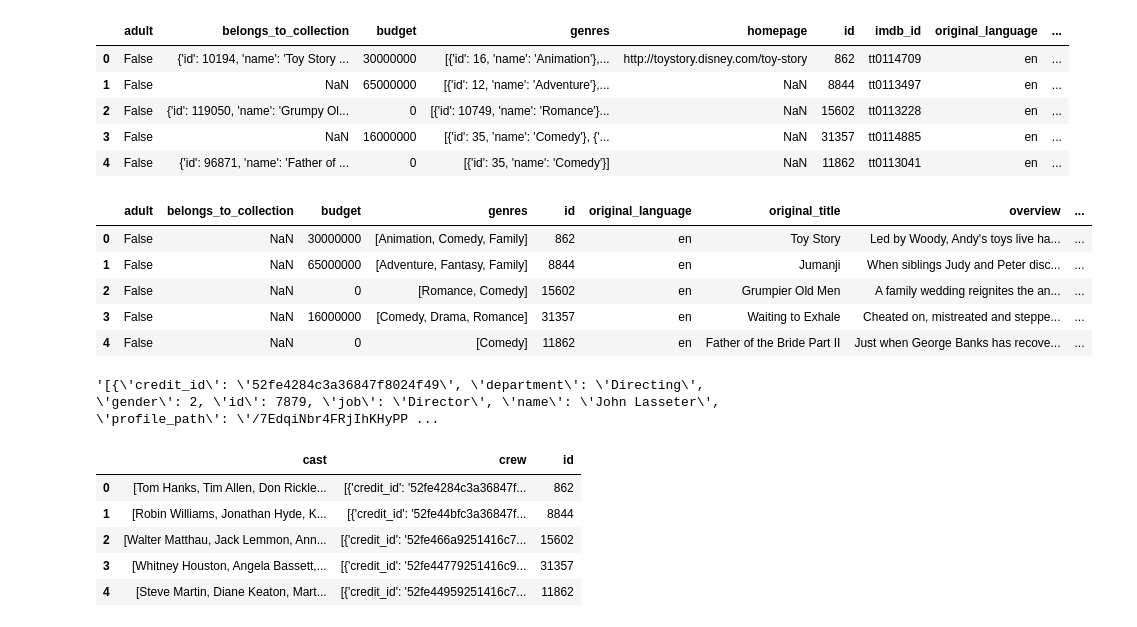
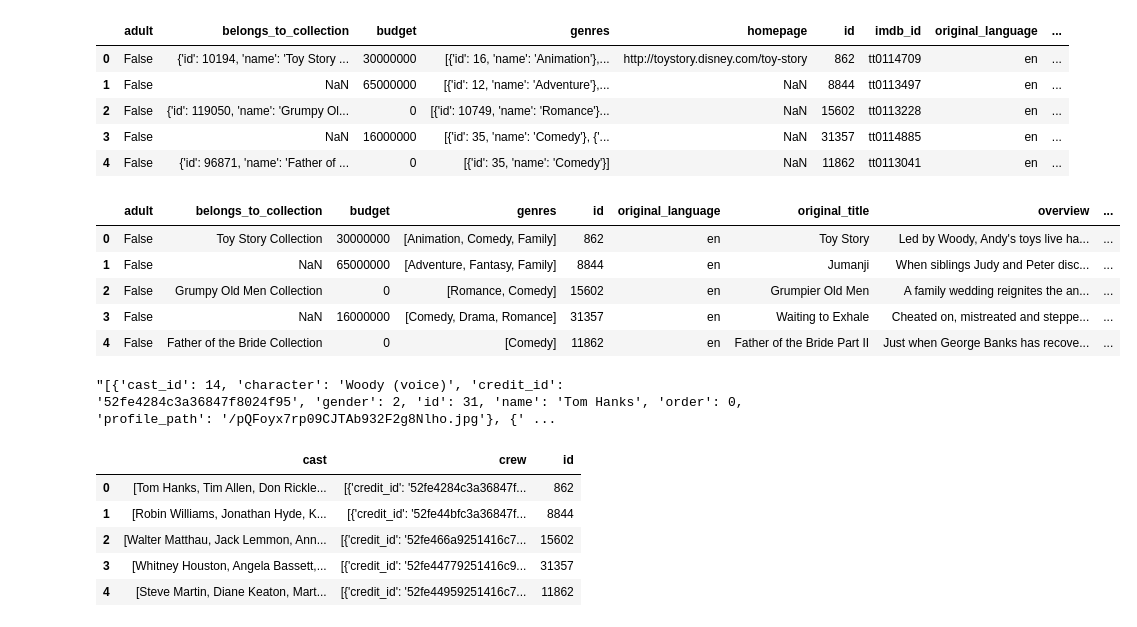
Before and after one commit to laithaustin/data_science_final, a Jupyter notebook: project.ipynb, the cells around one changed output. Drawn from its saved outputs; the diff is of its cells as text; code cells hidden in the pictures.

Commit message:
some data preprocessing and preparation

```diff
--- a/project.ipynb
+++ b/project.ipynb
@@ -89,46 +83,48 @@ def extract_name_values(x):
             parsed_data = eval(x)
             if isinstance(parsed_data, list):
                 return [i['name'] for i in parsed_data if isinstance(i, dict) and 'name' in i]
+            else:
+                return parsed_data['name']
     except:
         pass
     return np.nan
 
-# Remove 'id' from belongs_to_collection
+# Read dictionary value for belongs_to_collection and only keep the name
 movies['belongs_to_collection'] = movies['belongs_to_collection'].apply(extract_name_values)
 
 # Remove 'id' from genres
 movies['genres'] = movies['genres'].apply(extract_name_values)
 
 # Remove homepage column since it is not used
 movies.drop('homepage', axis=1, inplace=True)
 
 # Remove imdb_id column since it is not used
 movies.drop('imdb_id', axis=1, inplace=True)
 
 # Remove 'id' from production_companies
 movies['production_companies'] = movies['production_companies'].apply(extract_name_values)
 
 # Remove 'iso_3166_1' from production_countries
 movies['production_countries'] = movies['production_countries'].apply(extract_name_values)
 
 # Remove 'iso_639_1' from spoken_languages
 movies['spoken_languages'] = movies['spoken_languages'].apply(extract_name_values)
 
 movies.head()
 # %% [output]
 |  | adult | belongs_to_collection | budget | genres | id | original_language | original_title | overview | ... |
-| 0 | False | NaN | 30000000 | [Animation, Comedy, Family] | 862 | en | Toy Story | Led by Woody, Andy's toys live ha... | ... |
+| 0 | False | Toy Story Collection | 30000000 | [Animation, Comedy, Family] | 862 | en | Toy Story | Led by Woody, Andy's toys live ha... | ... |
 | 1 | False | NaN | 65000000 | [Adventure, Fantasy, Family] | 8844 | en | Jumanji | When siblings Judy and Peter disc... | ... |
-| 2 | False | NaN | 0 | [Romance, Comedy] | 15602 | en | Grumpier Old Men | A family wedding reignites the an... | ... |
+| 2 | False | Grumpy Old Men Collection | 0 | [Romance, Comedy] | 15602 | en | Grumpier Old Men | A family wedding reignites the an... | ... |
 | 3 | False | NaN | 16000000 | [Comedy, Drama, Romance] | 31357 | en | Waiting to Exhale | Cheated on, mistreated and steppe... | ... |
-| 4 | False | NaN | 0 | [Comedy] | 11862 | en | Father of the Bride Part II | Just when George Banks has recove... | ... |
+| 4 | False | Father of the Bride Collection | 0 | [Comedy] | 11862 | en | Father of the Bride Part II | Just when George Banks has recove... | ... |
 # %%
 credits = pd.read_csv('credits.csv')
 credits.head()
 # display cast for first movie
-credits['crew'][0]
+credits['cast'][0]
 # %% [output]
-'[{\'credit_id\': \'52fe4284c3a36847f8024f49\', \'department\': \'Directing\', \'gender\': 2, \'id\': 7879, \'job\': \'Director\', \'name\': \'John Lasseter\', \'profile_path\': \'/7EdqiNbr4FRjIhKHyPP ...
+"[{'cast_id': 14, 'character': 'Woody (voice)', 'credit_id': '52fe4284c3a36847f8024f95', 'gender': 2, 'id': 31, 'name': 'Tom Hanks', 'order': 0, 'profile_path': '/pQFoyx7rp09CJTAb932F2g8Nlho.jpg'}, {' ...
 # %%
 # filter cast so that it only contains the name of the actor/actress
 credits['cast'] = credits['cast'].apply(lambda x: [i['name'] for i in eval(x)])
```
Also changed, not shown: parts of 16 cells of this notebook, 1 other file.
